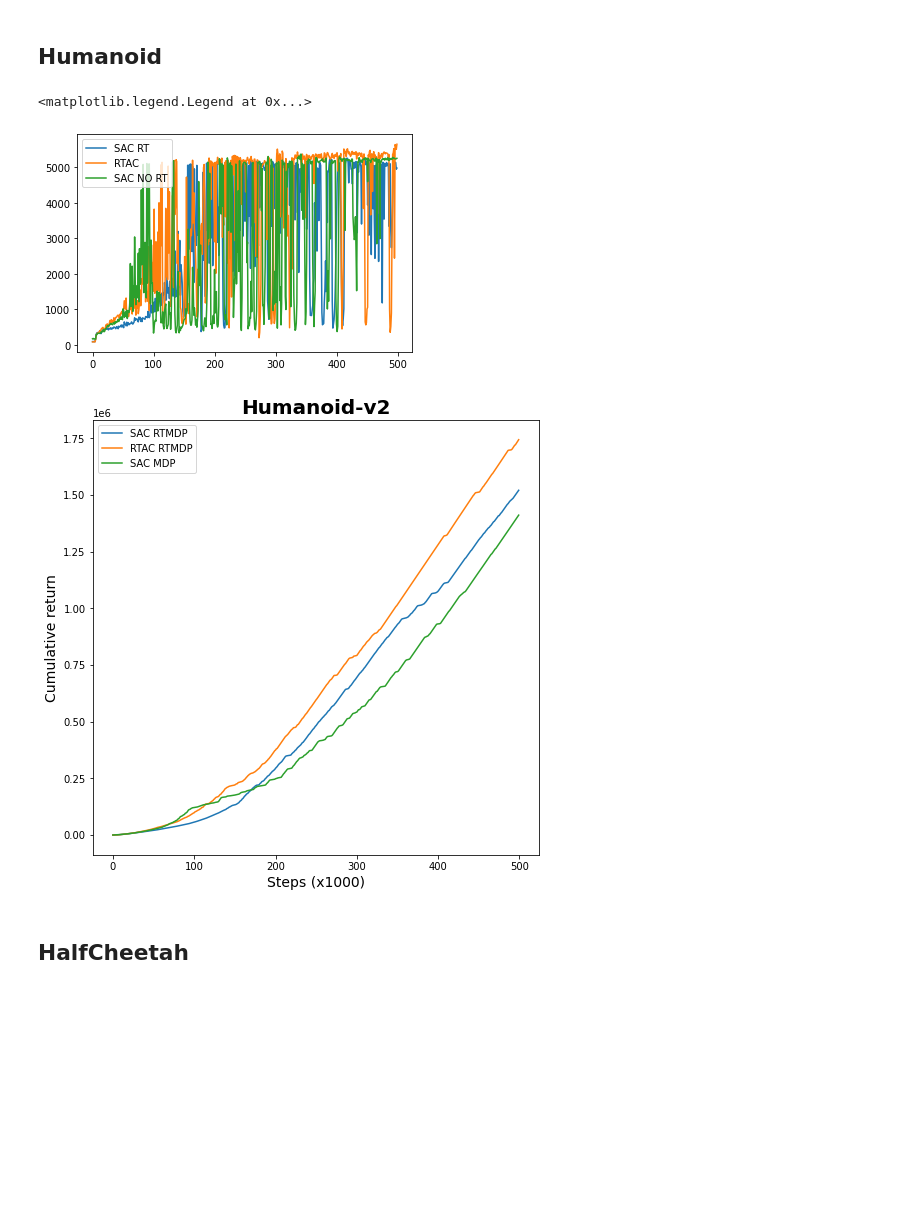
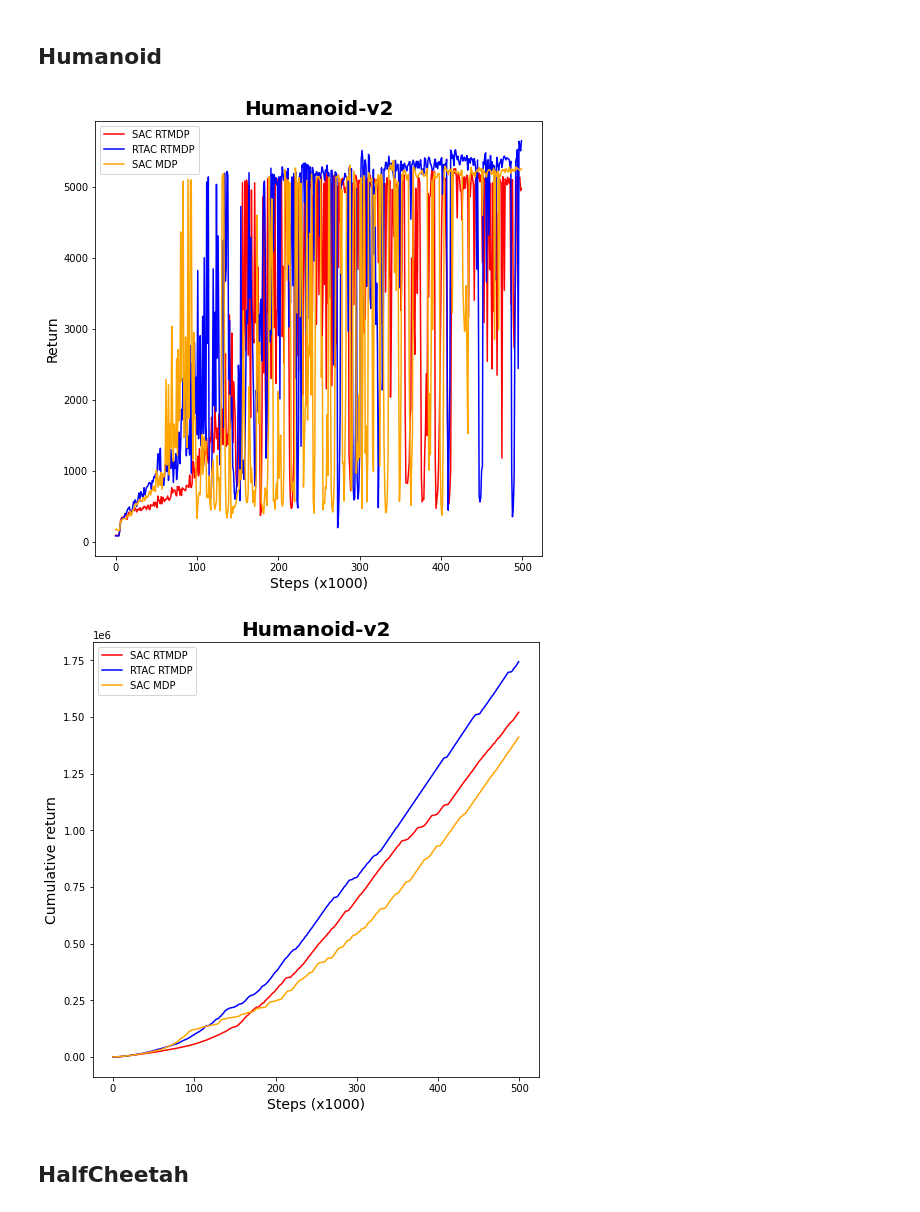
Before and after one commit to jackoc1/rtrl, a Jupyter notebook: experiments/rtrl_experiment_plots.ipynb, the cells around one changed output. Saved outputs shown, nothing was run; the diff lists cells and outputs as text; code cells hidden in the pictures; blank space fills up the shorter version.

Commit message:
Updated plot colours to reflect original paper.

```diff
--- a/experiments/rtrl_experiment_plots.ipynb
+++ b/experiments/rtrl_experiment_plots.ipynb
@@ -8,29 +8,33 @@ df_sac_rt = pd.read_pickle('humanoid/sac_humanoid_real_time_stats')
 df_sac_no_rt = pd.read_pickle('humanoid/sac_humanoid_no_real_time_stats')
 df_rtac = pd.read_pickle('humanoid/rtac_humanoid_real_time_stats')
 # %%
-plt.plot(range(len(df_sac_rt['returns'])), df_sac_rt['returns'], label="SAC RT")
-plt.plot(range(len(df_rtac['returns'])), df_rtac['returns'], label="RTAC")
-plt.plot(range(len(df_sac_no_rt)), df_sac_no_rt['returns'], label="SAC NO RT")
+plt.figure(figsize=(8,8))
+plt.plot(range(len(df_sac_rt['returns'])), df_sac_rt['returns'], label="SAC RTMDP", color="red")
+plt.plot(range(len(df_rtac['returns'])), df_rtac['returns'], label="RTAC RTMDP", color="blue")
+plt.plot(range(len(df_sac_no_rt)), df_sac_no_rt['returns'], label="SAC MDP", color="orange")
+plt.title("Humanoid-v2", fontweight="bold", fontsize=20)
+plt.xlabel("Steps (x1000)", fontsize=14)
+plt.ylabel("Return", fontsize=14)
 plt.legend()
+# plt.savefig("humanoid/humanoid_return.png")
 # %% [output]
-<matplotlib.legend.Legend at 0x...>
-[figure, old version]
+[figure, new version]
 # %%
 sac_no_rt_cumsum = df_sac_no_rt['returns'].cumsum()
 sac_rt_cumsum = df_sac_rt['returns'].cumsum()
 rtac_cumsum = df_rtac['returns'].cumsum()
 
 plt.figure(figsize=(8,8))
-plt.plot(range(len(df_sac_rt['returns'])), sac_rt_cumsum, label="SAC RTMDP")
-plt.plot(range(len(df_rtac['returns'])), rtac_cumsum, label="RTAC RTMDP")
-plt.plot(range(len(df_sac_no_rt)), sac_no_rt_cumsum, label="SAC MDP")
+plt.plot(range(len(df_sac_rt['returns'])), sac_rt_cumsum, label="SAC RTMDP", color="red")
+plt.plot(range(len(df_rtac['returns'])), rtac_cumsum, label="RTAC RTMDP", color="blue")
+plt.plot(range(len(df_sac_no_rt)), sac_no_rt_cumsum, label="SAC MDP", color="orange")
 plt.title("Humanoid-v2", fontweight="bold", fontsize=20)
 plt.xlabel("Steps (x1000)", fontsize=14)
 plt.ylabel("Cumulative return", fontsize=14)
 plt.legend()
 # plt.savefig("humanoid/humanoid_cum_sum.png")
 # %% [output]
-[figure, old version]
+[figure, new version]
 # %% [markdown]
 ## HalfCheetah
 # %%
```
Also changed, not shown: parts of 3 cells of this notebook, 5 other files.
